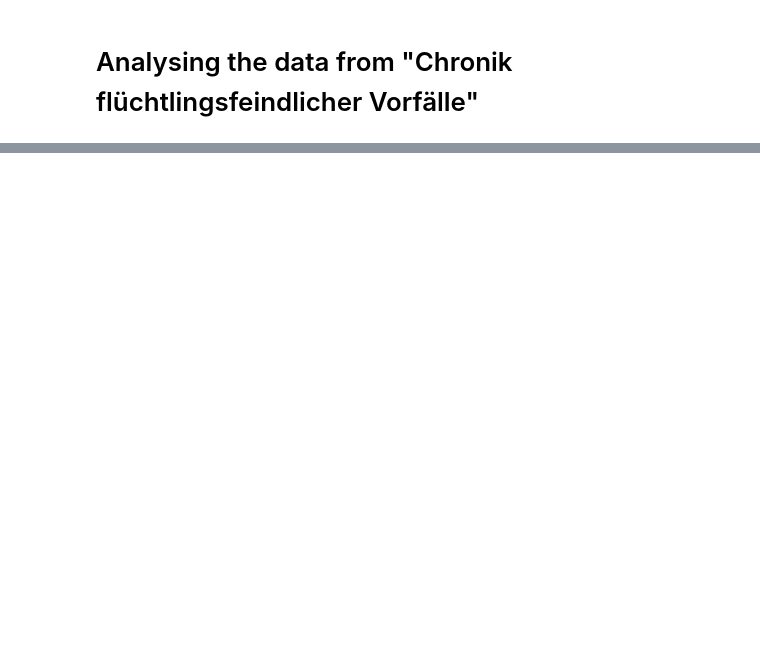
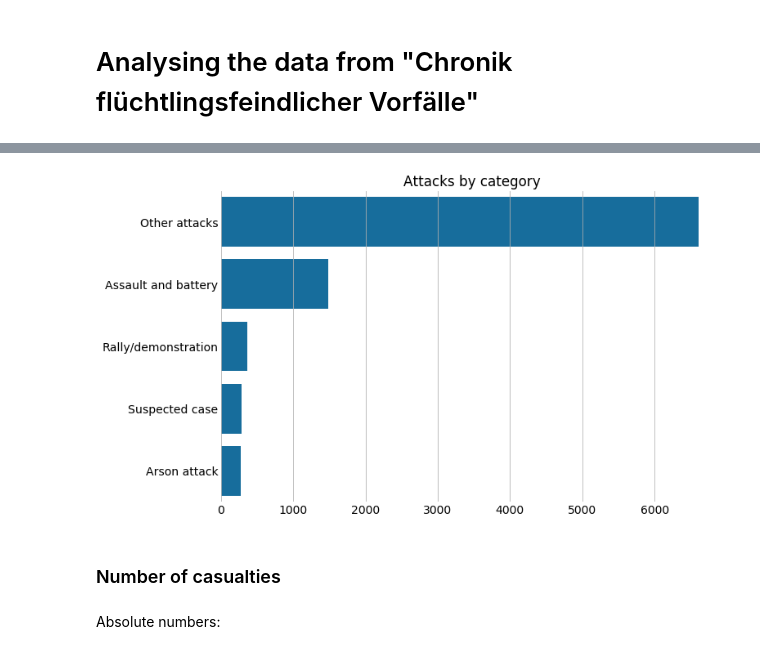
Before and after one commit to chodera/portfolio, a Jupyter notebook: assets/projects/7_violent_attacks_against_refugees_germany/3_analysis.ipynb, the cells around one changed output, grey strips where cells are left out. Cells and saved outputs as stored; diff of their text form; code cells hidden in the pictures; blank space fills up the shorter version.

```diff
--- a/assets/projects/7_violent_attacks_against_refugees_germany/3_analysis.ipynb
+++ b/assets/projects/7_violent_attacks_against_refugees_germany/3_analysis.ipynb
@@ -15,0 +186,3 @@ df = pd.read_csv('data/mut_gegen_rechte_gewalt_clean.csv')
+# %%
+df_category = df.groupby('category').size().reset_index(name='n').sort_values('n', ascending=False)
+df_category
@@ -15,0 +196,23 @@ df = pd.read_csv('data/mut_gegen_rechte_gewalt_clean.csv')
+# %%
+# Set figure and font size
+plt.figure(figsize=(11, 7))
+plt.rcParams.update({'font.size': 14})
+# Define plot
+ax = plt.axes()
+sns.barplot(x='n', y='category', data=df_category, color='#0173b2')
+# Set grid lines
+ax.xaxis.grid(True)
+# Set labels
+plt.title('Attacks by category')
+plt.xlabel('')
+plt.ylabel('')
+# Turn axis ticks off
+ax.tick_params(axis=u'both', which=u'both',length=0)
+# Remove frame
+sns.despine(top=True, right=True, left=True, bottom=True);
+# %% [output]
+[figure, added]
+# %% [markdown]
+### Number of casualties
+# %% [markdown]
+Absolute numbers:
```
Also changed, not shown: parts of 34 cells of this notebook, 13 other files.
